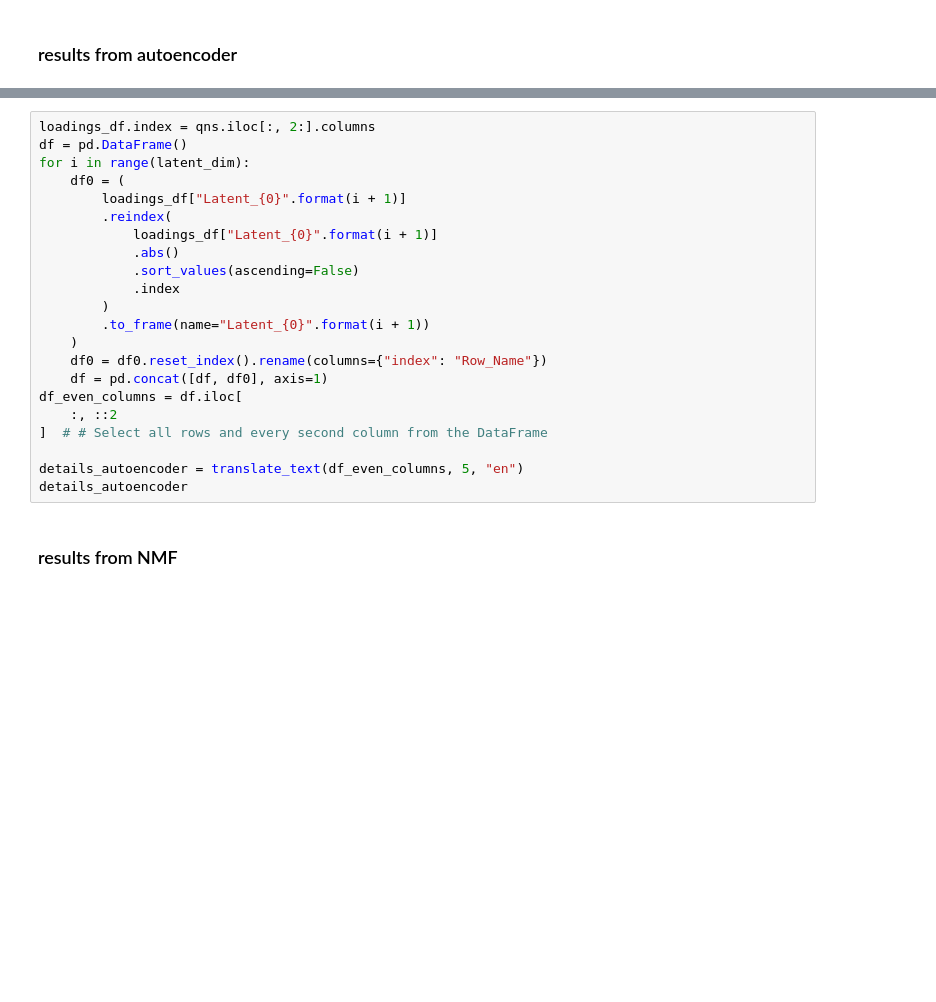
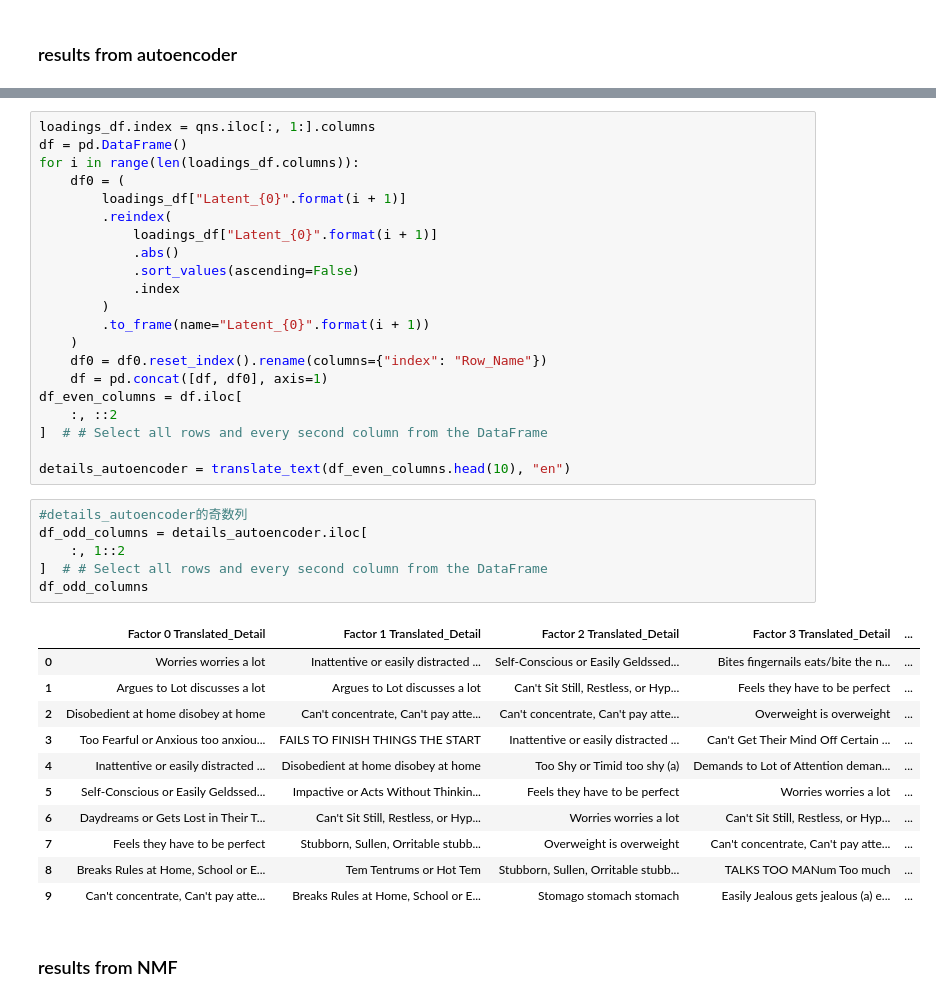
Before and after one commit to ReveRoyl/ABCD_tabular_data_analysis, a Jupyter notebook: notebooks/Autoencoder.ipynb, the cells around one changed output, grey strips where cells are left out. Saved outputs shown, nothing was run; the diff lists cells and outputs as text; blank space fills up the shorter version.

```diff
--- a/notebooks/Autoencoder.ipynb
+++ b/notebooks/Autoencoder.ipynb
@@ -231,7 +344,7 @@ print(loadings_df)
 # %%
-loadings_df.index = qns.iloc[:, 2:].columns
+loadings_df.index = qns.iloc[:, 1:].columns
 df = pd.DataFrame()
-for i in range(latent_dim):
+for i in range(len(loadings_df.columns)):
     df0 = (
         loadings_df["Latent_{0}".format(i + 1)]
         .reindex(
@@ -248,8 +361,25 @@ df_even_columns = df.iloc[
     :, ::2
 ]  # # Select all rows and every second column from the DataFrame
 
-details_autoencoder = translate_text(df_even_columns, 5, "en")
-details_autoencoder
+details_autoencoder = translate_text(df_even_columns.head(10), "en")
+# %%
+#details_autoencoder的奇数列
+df_odd_columns = details_autoencoder.iloc[
+    :, 1::2
+]  # # Select all rows and every second column from the DataFrame
+df_odd_columns
+# %% [output]
+|  | Factor 0 Translated_Detail | Factor 1 Translated_Detail | Factor 2 Translated_Detail | Factor 3 Translated_Detail | ... |
+| 0 | Worries worries a lot | Inattentive or easily distracted ... | Self-Conscious or Easily Geldssed... | Bites fingernails eats/bite the n... | ... |
+| 1 | Argues to Lot discusses a lot | Argues to Lot discusses a lot | Can't Sit Still, Restless, or Hyp... | Feels they have to be perfect | ... |
+| 2 | Disobedient at home disobey at home | Can't concentrate, Can't pay atte... | Can't concentrate, Can't pay atte... | Overweight is overweight | ... |
+| 3 | Too Fearful or Anxious too anxiou... | FAILS TO FINISH THINGS THE START | Inattentive or easily distracted ... | Can't Get Their Mind Off Certain ... | ... |
+| 4 | Inattentive or easily distracted ... | Disobedient at home disobey at home | Too Shy or Timid too shy (a) | Demands to Lot of Attention deman... | ... |
+| 5 | Self-Conscious or Easily Geldssed... | Impactive or Acts Without Thinkin... | Feels they have to be perfect | Worries worries a lot | ... |
+| 6 | Daydreams or Gets Lost in Their T... | Can't Sit Still, Restless, or Hyp... | Worries worries a lot | Can't Sit Still, Restless, or Hyp... | ... |
+| 7 | Feels they have to be perfect | Stubborn, Sullen, Orritable stubb... | Overweight is overweight | Can't concentrate, Can't pay atte... | ... |
+| 8 | Breaks Rules at Home, School or E... | Tem Tentrums or Hot Tem | Stubborn, Sullen, Orritable stubb... | TALKS TOO MANum Too much | ... |
+| 9 | Can't concentrate, Can't pay atte... | Breaks Rules at Home, School or E... | Stomago stomach stomach | Easily Jealous gets jealous (a) e... | ... |
 # %% [markdown]
 ### results from NMF
 # %%
```
Also changed, not shown: parts of 15 cells of this notebook, 5 other files.
